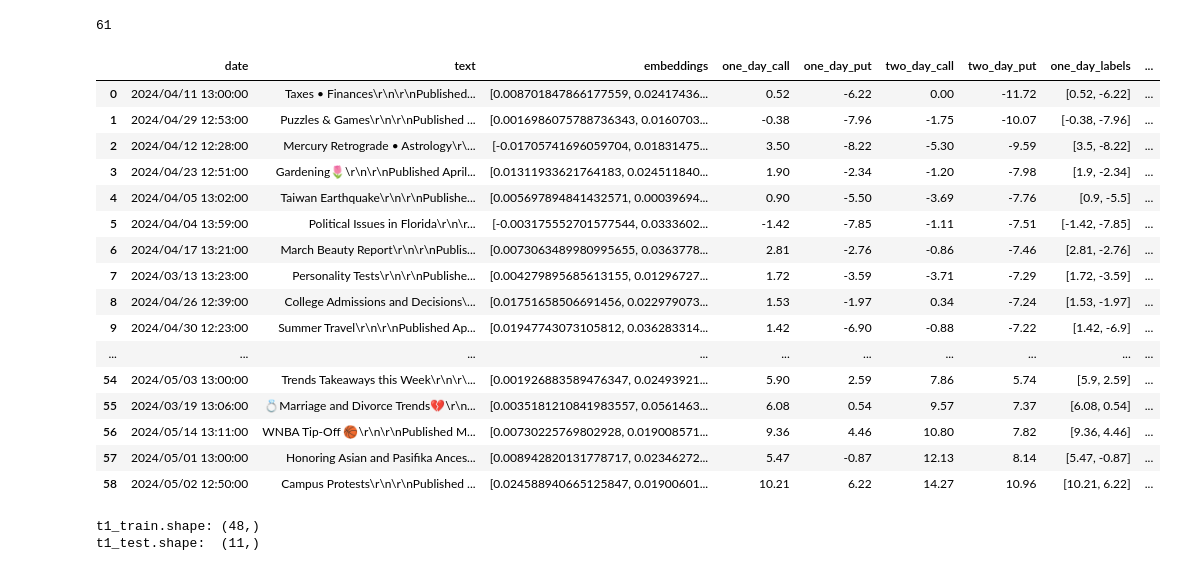
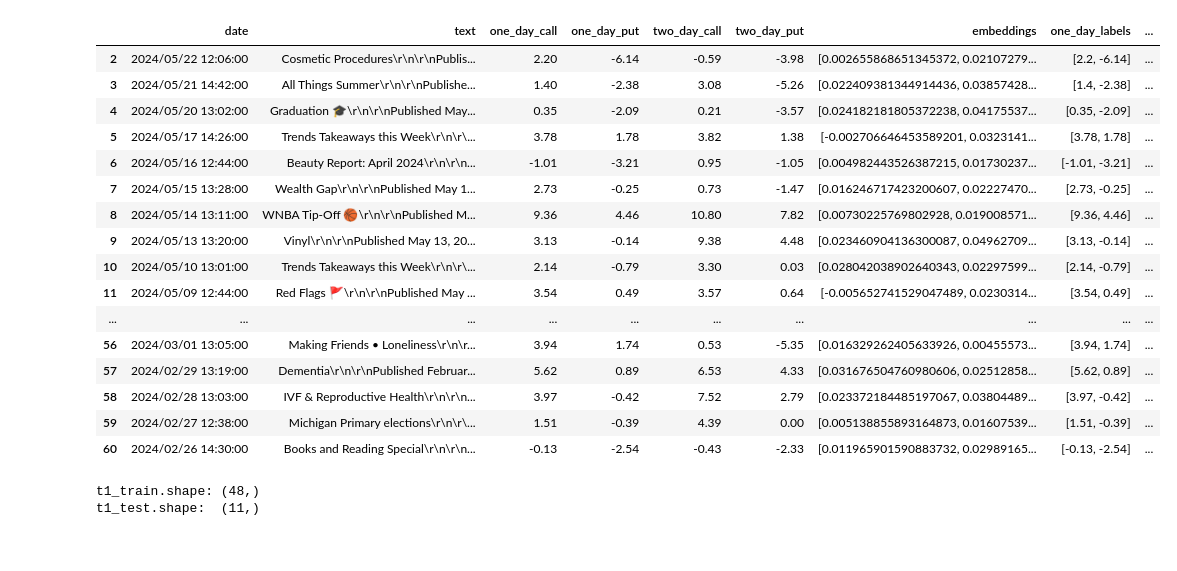
Before and after one commit to edelauna/stock-predictor, a Jupyter notebook: docs/embeddings.ipynb, the cells around one changed output. Cells and saved outputs as stored; diff of their text form; code cells hidden in the pictures.

```diff
--- a/docs/embeddings.ipynb
+++ b/docs/embeddings.ipynb
@@ -7,9 +15,8 @@
 import pandas as pd
 import base64
 
-DATA_PATH='data/raw.csv'
+DATA_PATH='data/output.csv'
 
-data = pd.read_csv(DATA_PATH)
-data['text'] = data['text'].apply(lambda x: base64.b64decode(x).decode())
+data = pd.read_csv(DATA_PATH).dropna()
 data
 # %% [output]
@@ -88,5 +53,0 @@ deltas
-# %%
-deltas.embeddings = deltas.embeddings.apply(lambda x: str(x))
-deltas.drop(columns='_merge').to_sql('trends', con, if_exists='append', index=False)
-# %% [output]
-61
@@ -100,33 +55,32 @@ con.close()
 import numpy as np
 from ast import literal_eval
 # embeddings saved as a string into db - convert back to np array
-db_data_df.embeddings = db_data_df.embeddings.apply(lambda x: np.array(literal_eval(x)))
+data.embeddings = data.embeddings.apply(lambda x: np.array(literal_eval(x)))
 # %%
-
 # Create a new column that contains the combined values from the last 4 columns
 DATA_1D_LABEL = 'one_day_labels'
 DATA_2D_LABEL = 'two_day_labels'
-db_data_df[DATA_1D_LABEL] = db_data_df[["one_day_call", "one_day_put"]].apply(lambda row: np.array(row), axis=1)
-db_data_df[DATA_2D_LABEL] = db_data_df[["two_day_call", "two_day_put"]].apply(lambda row: np.array(row), axis=1)
-db_data_df
+data[DATA_1D_LABEL] = data[["one_day_call", "one_day_put"]].apply(lambda row: np.array(row), axis=1)
+data[DATA_2D_LABEL] = data[["two_day_call", "two_day_put"]].apply(lambda row: np.array(row), axis=1)
+data
 # %% [output]
-|  | date | text | embeddings | one_day_call | one_day_put | two_day_call | two_day_put | one_day_labels | ... |
-| 0 | 2024/04/11 13:00:00 | Taxes • Finances\r\n\r\nPublished... | [0.008701847866177559, 0.02417436... | 0.52 | -6.22 | 0.00 | -11.72 | [0.52, -6.22] | ... |
-| 1 | 2024/04/29 12:53:00 | Puzzles & Games\r\n\r\nPublished ... | [0.0016986075788736343, 0.0160703... | -0.38 | -7.96 | -1.75 | -10.07 | [-0.38, -7.96] | ... |
-| 2 | 2024/04/12 12:28:00 | Mercury Retrograde • Astrology\r\... | [-0.01705741696059704, 0.01831475... | 3.50 | -8.22 | -5.30 | -9.59 | [3.5, -8.22] | ... |
-| 3 | 2024/04/23 12:51:00 | Gardening🌷\r\n\r\nPublished April... | [0.01311933621764183, 0.024511840... | 1.90 | -2.34 | -1.20 | -7.98 | [1.9, -2.34] | ... |
-| 4 | 2024/04/05 13:02:00 | Taiwan Earthquake\r\n\r\nPublishe... | [0.005697894841432571, 0.00039694... | 0.90 | -5.50 | -3.69 | -7.76 | [0.9, -5.5] | ... |
-| 5 | 2024/04/04 13:59:00 | Political Issues in Florida\r\n\r... | [-0.003175552701577544, 0.0333602... | -1.42 | -7.85 | -1.11 | -7.51 | [-1.42, -7.85] | ... |
-| 6 | 2024/04/17 13:21:00 | March Beauty Report\r\n\r\nPublis... | [0.0073063489980995655, 0.0363778... | 2.81 | -2.76 | -0.86 | -7.46 | [2.81, -2.76] | ... |
-| 7 | 2024/03/13 13:23:00 | Personality Tests\r\n\r\nPublishe... | [0.004279895685613155, 0.01296727... | 1.72 | -3.59 | -3.71 | -7.29 | [1.72, -3.59] | ... |
-| 8 | 2024/04/26 12:39:00 | College Admissions and Decisions\... | [0.01751658506691456, 0.022979073... | 1.53 | -1.97 | 0.34 | -7.24 | [1.53, -1.97] | ... |
-| 9 | 2024/04/30 12:23:00 | Summer Travel\r\n\r\nPublished Ap... | [0.01947743073105812, 0.036283314... | 1.42 | -6.90 | -0.88 | -7.22 | [1.42, -6.9] | ... |
+|  | date | text | one_day_call | one_day_put | two_day_call | two_day_put | embeddings | one_day_labels | ... |
+| 2 | 2024/05/22 12:06:00 | Cosmetic Procedures\r\n\r\nPublis... | 2.20 | -6.14 | -0.59 | -3.98 | [0.002655868651345372, 0.02107279... | [2.2, -6.14] | ... |
+| 3 | 2024/05/21 14:42:00 | All Things Summer\r\n\r\nPublishe... | 1.40 | -2.38 | 3.08 | -5.26 | [0.022409381344914436, 0.03857428... | [1.4, -2.38] | ... |
+| 4 | 2024/05/20 13:02:00 | Graduation 🎓\r\n\r\nPublished May... | 0.35 | -2.09 | 0.21 | -3.57 | [0.024182181805372238, 0.04175537... | [0.35, -2.09] | ... |
+| 5 | 2024/05/17 14:26:00 | Trends Takeaways this Week\r\n\r\... | 3.78 | 1.78 | 3.82 | 1.38 | [-0.002706646453589201, 0.0323141... | [3.78, 1.78] | ... |
+| 6 | 2024/05/16 12:44:00 | Beauty Report: April 2024\r\n\r\n... | -1.01 | -3.21 | 0.95 | -1.05 | [0.004982443526387215, 0.01730237... | [-1.01, -3.21] | ... |
+| 7 | 2024/05/15 13:28:00 | Wealth Gap\r\n\r\nPublished May 1... | 2.73 | -0.25 | 0.73 | -1.47 | [0.016246717423200607, 0.02227470... | [2.73, -0.25] | ... |
+| 8 | 2024/05/14 13:11:00 | WNBA Tip-Off 🏀\r\n\r\nPublished M... | 9.36 | 4.46 | 10.80 | 7.82 | [0.00730225769802928, 0.019008571... | [9.36, 4.46] | ... |
+| 9 | 2024/05/13 13:20:00 | Vinyl\r\n\r\nPublished May 13, 20... | 3.13 | -0.14 | 9.38 | 4.48 | [0.023460904136300087, 0.04962709... | [3.13, -0.14] | ... |
+| 10 | 2024/05/10 13:01:00 | Trends Takeaways this Week\r\n\r\... | 2.14 | -0.79 | 3.30 | 0.03 | [0.028042038902640343, 0.02297599... | [2.14, -0.79] | ... |
+| 11 | 2024/05/09 12:44:00 | Red Flags 🚩\r\n\r\nPublished May ... | 3.54 | 0.49 | 3.57 | 0.64 | [-0.005652741529047489, 0.0230314... | [3.54, 0.49] | ... |
 | ... | ... | ... | ... | ... | ... | ... | ... | ... | ... |
-| 54 | 2024/05/03 13:00:00 | Trends Takeaways this Week\r\n\r\... | [0.001926883589476347, 0.02493921... | 5.90 | 2.59 | 7.86 | 5.74 | [5.9, 2.59] | ... |
-| 55 | 2024/03/19 13:06:00 | 💍Marriage and Divorce Trends💔\r\n... | [0.0035181210841983557, 0.0561463... | 6.08 | 0.54 | 9.57 | 7.37 | [6.08, 0.54] | ... |
-| 56 | 2024/05/14 13:11:00 | WNBA Tip-Off 🏀\r\n\r\nPublished M... | [0.00730225769802928, 0.019008571... | 9.36 | 4.46 | 10.80 | 7.82 | [9.36, 4.46] | ... |
-| 57 | 2024/05/01 13:00:00 | Honoring Asian and Pasifika Ances... | [0.008942820131778717, 0.02346272... | 5.47 | -0.87 | 12.13 | 8.14 | [5.47, -0.87] | ... |
-| 58 | 2024/05/02 12:50:00 | Campus Protests\r\n\r\nPublished ... | [0.024588940665125847, 0.01900601... | 10.21 | 6.22 | 14.27 | 10.96 | [10.21, 6.22] | ... |
+| 56 | 2024/03/01 13:05:00 | Making Friends • Loneliness\r\n\r... | 3.94 | 1.74 | 0.53 | -5.35 | [0.016329262405633926, 0.00455573... | [3.94, 1.74] | ... |
+| 57 | 2024/02/29 13:19:00 | Dementia\r\n\r\nPublished Februar... | 5.62 | 0.89 | 6.53 | 4.33 | [0.031676504760980606, 0.02512858... | [5.62, 0.89] | ... |
+| 58 | 2024/02/28 13:03:00 | IVF & Reproductive Health\r\n\r\n... | 3.97 | -0.42 | 7.52 | 2.79 | [0.023372184485197067, 0.03804489... | [3.97, -0.42] | ... |
+| 59 | 2024/02/27 12:38:00 | Michigan Primary elections\r\n\r\... | 1.51 | -0.39 | 4.39 | 0.00 | [0.005138855893164873, 0.01607539... | [1.51, -0.39] | ... |
+| 60 | 2024/02/26 14:30:00 | Books and Reading Special\r\n\r\n... | -0.13 | -2.54 | -0.43 | -2.33 | [0.011965901590883732, 0.02989165... | [-0.13, -2.54] | ... |
 # %%
 TRAIN_TEST_RATIO = 0.2
 
```
Also changed, not shown: parts of 20 cells of this notebook, 7 other files.
